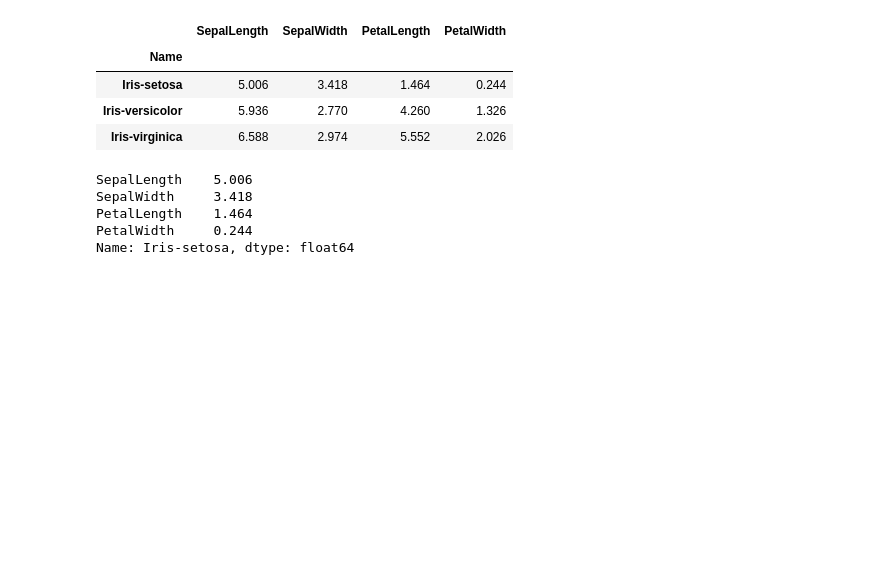
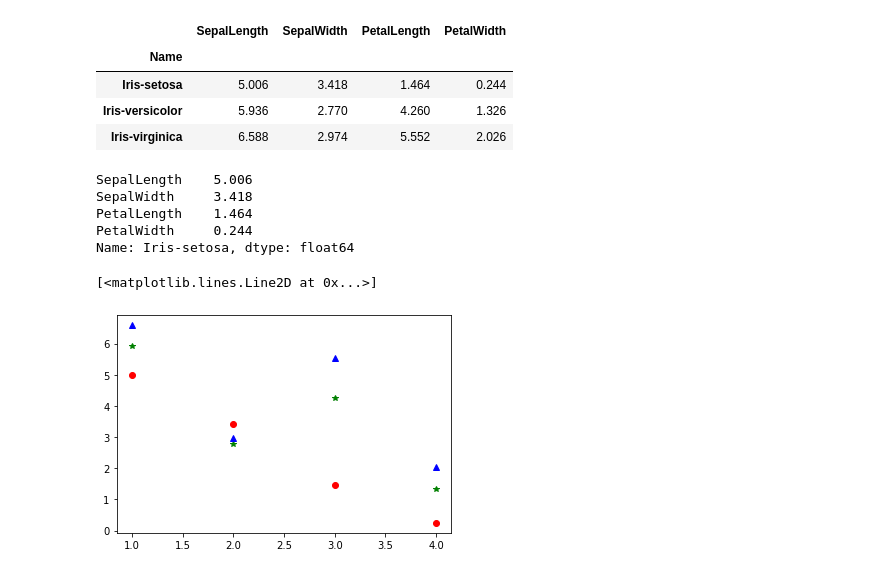
Before and after one commit to suphalaksana/data_viz_2022, a Jupyter notebook: DataViz04_Data_Comparison.ipynb, the cells around one changed output. Saved outputs shown, nothing was run; the diff lists cells and outputs as text; code cells hidden in the pictures; blank space fills up the shorter version.

```diff
--- a/DataViz04_Data_Comparison.ipynb
+++ b/DataViz04_Data_Comparison.ipynb
@@ -41,4 +41,11 @@ PetalWidth     0.244
 Name: Iris-setosa, dtype: float64
 # %%
 from matplotlib import pyplot as plt
+# %%
+plt.plot([1,2,3,4],sample_data.iloc[0,:],'ro')  # plot ดอกที่ 1 สีแดง
+plt.plot([1,2,3,4],sample_data.iloc[1,:],'g*')  # ดอกที่ 2 สีเขียว
+plt.plot([1,2,3,4],sample_data.iloc[2,:],'b^')  #ดอกที่ 3 สี น้ำเงิน
+# %% [output]
+[<matplotlib.lines.Line2D at 0x...>]
+[figure, added]
 # %%
```
Also changed, not shown: parts of 9 cells of this notebook.
